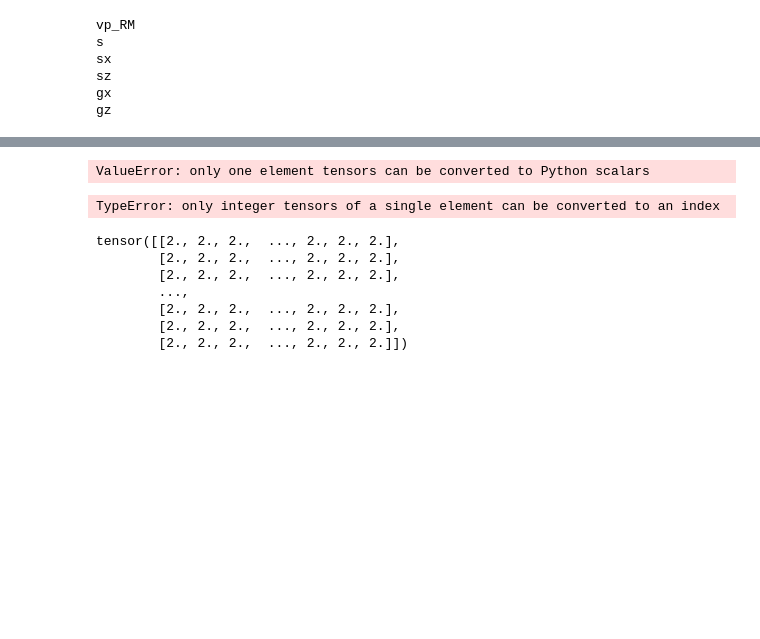
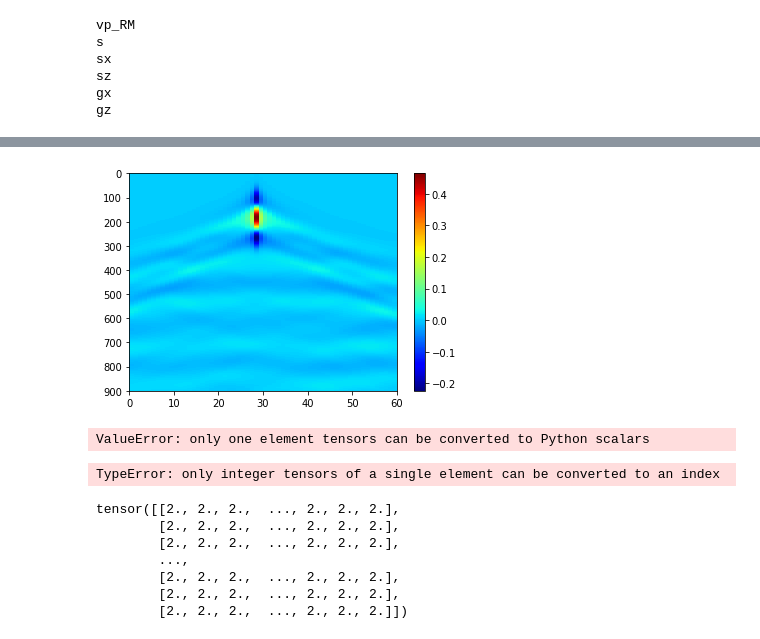
Before and after one commit to trinitite271/AsyncGPUInversion, a Jupyter notebook: testasync.ipynb, the cells around one changed output, grey strips where cells are left out. Saved outputs shown, nothing was run; the diff lists cells and outputs as text; code cells hidden in the pictures; blank space fills up the shorter version.

```diff
--- a/testasync.ipynb
+++ b/testasync.ipynb
@@ -151,3 +187,8 @@ sx
 sz
 gx
 gz
+# %%
+T1 = time.time()
+seismo_v_d,wavefield_d=a2d_mod_abc24_snap(vp_RM,nbc,dx,nt,dt,s,sx,sz,gx,gz,isFS,fr)
+T2 = time.time()
+print('程序运行时间:%s秒' % ((T2 - T1)))
@@ -154,3 +229,7 @@ gz
+# %%
+imagesc(seismo_v_d[7,:,:].detach().cpu().numpy().reshape(nt,ng))
+# %% [output]
+[figure, added]
 # %%
 ax = torch.tensor([r for r in range(1,25,2)])
 # %%
```
Also changed, not shown: parts of 13 cells of this notebook.
